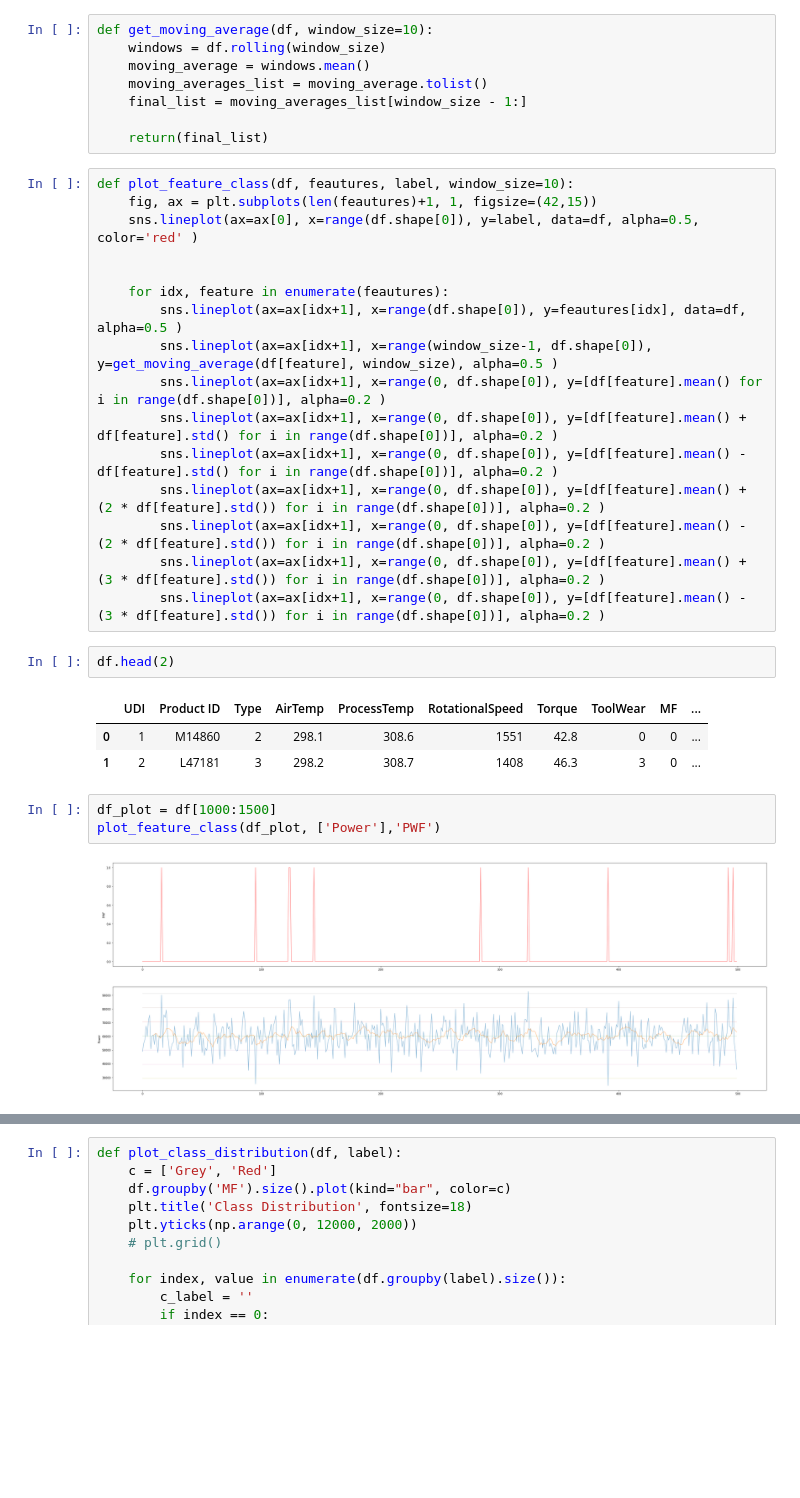
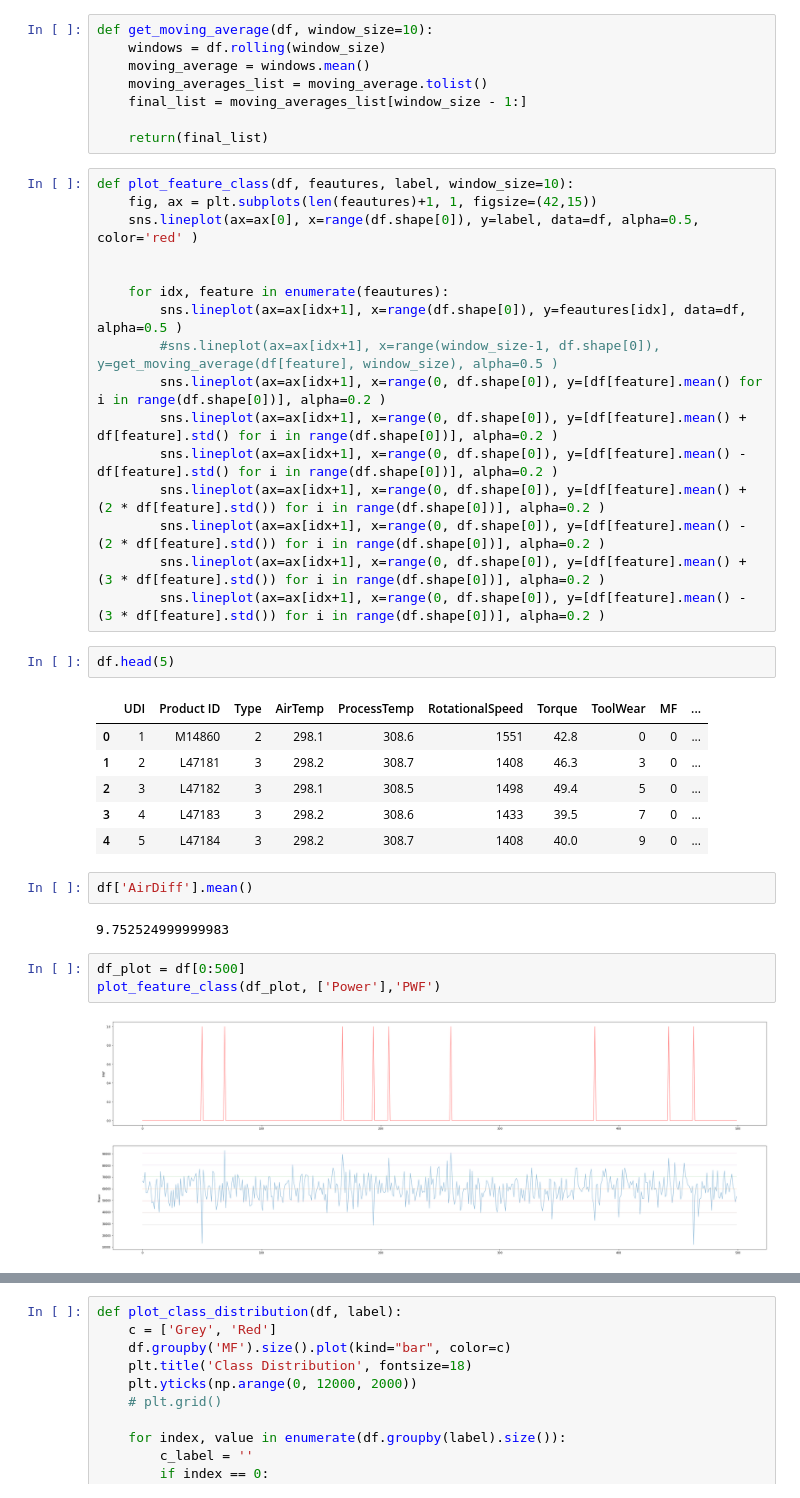
Before and after one commit to chockchip/predictive-maintenance, a Jupyter notebook: main2_genetic.ipynb, the cells around one changed output, grey strips where cells are left out. Drawn from its saved outputs; the diff is of its cells as text; blank space fills up the shorter version.

```diff
--- a/main2_genetic.ipynb
+++ b/main2_genetic.ipynb
@@ -228,7 +229,7 @@ def plot_feature_class(df, feautures, label, window_size=10):
 
     for idx, feature in enumerate(feautures):
         sns.lineplot(ax=ax[idx+1], x=range(df.shape[0]), y=feautures[idx], data=df, alpha=0.5 )
-        sns.lineplot(ax=ax[idx+1], x=range(window_size-1, df.shape[0]), y=get_moving_average(df[feature], window_size), alpha=0.5 )
+        #sns.lineplot(ax=ax[idx+1], x=range(window_size-1, df.shape[0]), y=get_moving_average(df[feature], window_size), alpha=0.5 )
         sns.lineplot(ax=ax[idx+1], x=range(0, df.shape[0]), y=[df[feature].mean() for i in range(df.shape[0])], alpha=0.2 )
         sns.lineplot(ax=ax[idx+1], x=range(0, df.shape[0]), y=[df[feature].mean() + df[feature].std() for i in range(df.shape[0])], alpha=0.2 )
         sns.lineplot(ax=ax[idx+1], x=range(0, df.shape[0]), y=[df[feature].mean() - df[feature].std() for i in range(df.shape[0])], alpha=0.2 )
@@ -237,13 +238,20 @@ def plot_feature_class(df, feautures, label, window_size=10):
         sns.lineplot(ax=ax[idx+1], x=range(0, df.shape[0]), y=[df[feature].mean() + (3 * df[feature].std()) for i in range(df.shape[0])], alpha=0.2 )
         sns.lineplot(ax=ax[idx+1], x=range(0, df.shape[0]), y=[df[feature].mean() - (3 * df[feature].std()) for i in range(df.shape[0])], alpha=0.2 )
 # %%
-df.head(2)
+df.head(5)
 # %% [output]
 |  | UDI | Product ID | Type | AirTemp | ProcessTemp | RotationalSpeed | Torque | ToolWear | MF | ... |
 | 0 | 1 | M14860 | 2 | 298.1 | 308.6 | 1551 | 42.8 | 0 | 0 | ... |
 | 1 | 2 | L47181 | 3 | 298.2 | 308.7 | 1408 | 46.3 | 3 | 0 | ... |
+| 2 | 3 | L47182 | 3 | 298.1 | 308.5 | 1498 | 49.4 | 5 | 0 | ... |
+| 3 | 4 | L47183 | 3 | 298.2 | 308.6 | 1433 | 39.5 | 7 | 0 | ... |
+| 4 | 5 | L47184 | 3 | 298.2 | 308.7 | 1408 | 40.0 | 9 | 0 | ... |
+# %%
+df['AirDiff'].mean()
+# %% [output]
+9.752524999999983
 # %%
-df_plot = df[1000:1500]
+df_plot = df[0:500]
 plot_feature_class(df_plot, ['Power'],'PWF')
 # %% [output]
-[figure, old version]
+[figure, new version]
```
Also changed, not shown: parts of 47 cells of this notebook, 7 other files.
